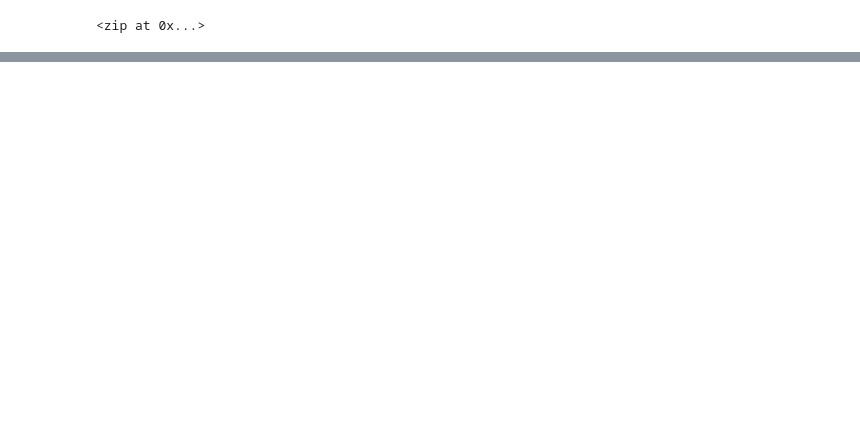
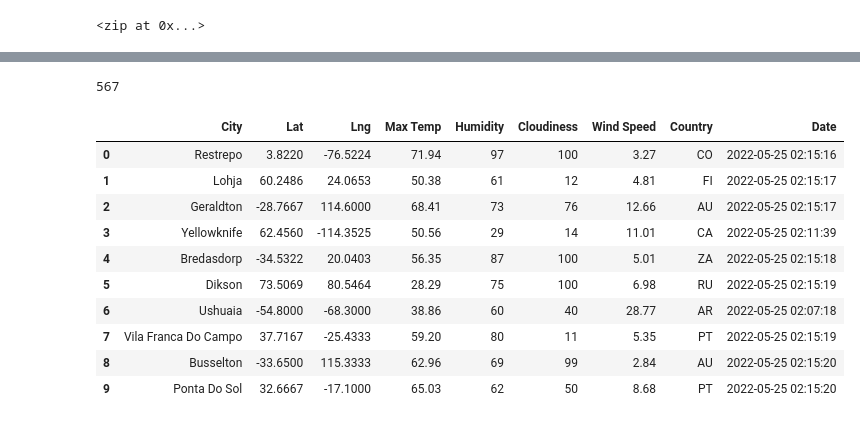
Before and after one commit to zsimon13/World_Weather_Analysis, a Jupyter notebook: WeatherPy.ipynb, the cells around one changed output, grey strips where cells are left out. Drawn from its saved outputs; the diff is of its cells as text; code cells hidden in the pictures; blank space fills up the shorter version.

```diff
--- a/WeatherPy.ipynb
+++ b/WeatherPy.ipynb
@@ -32,0 +130,20 @@ len(cities)
+# %%
+len(city_data)
+# %% [output]
+567
+# %%
+# Convert the array of dictionaries to a Pandas DataFrame.
+city_data_df = pd.DataFrame(city_data)
+city_data_df.head(10)
+# %% [output]
+|  | City | Lat | Lng | Max Temp | Humidity | Cloudiness | Wind Speed | Country | Date |
+| 0 | Restrepo | 3.8220 | -76.5224 | 71.94 | 97 | 100 | 3.27 | CO | 2022-05-25 02:15:16 |
+| 1 | Lohja | 60.2486 | 24.0653 | 50.38 | 61 | 12 | 4.81 | FI | 2022-05-25 02:15:17 |
+| 2 | Geraldton | -28.7667 | 114.6000 | 68.41 | 73 | 76 | 12.66 | AU | 2022-05-25 02:15:17 |
+| 3 | Yellowknife | 62.4560 | -114.3525 | 50.56 | 29 | 14 | 11.01 | CA | 2022-05-25 02:11:39 |
+| 4 | Bredasdorp | -34.5322 | 20.0403 | 56.35 | 87 | 100 | 5.01 | ZA | 2022-05-25 02:15:18 |
+| 5 | Dikson | 73.5069 | 80.5464 | 28.29 | 75 | 100 | 6.98 | RU | 2022-05-25 02:15:19 |
+| 6 | Ushuaia | -54.8000 | -68.3000 | 38.86 | 60 | 40 | 28.77 | AR | 2022-05-25 02:07:18 |
+| 7 | Vila Franca Do Campo | 37.7167 | -25.4333 | 59.20 | 80 | 11 | 5.35 | PT | 2022-05-25 02:15:19 |
+| 8 | Busselton | -33.6500 | 115.3333 | 62.96 | 69 | 99 | 2.84 | AU | 2022-05-25 02:15:20 |
+| 9 | Ponta Do Sol | 32.6667 | -17.1000 | 65.03 | 62 | 50 | 8.68 | PT | 2022-05-25 02:15:20 |
```
Also changed, not shown: parts of 9 cells of this notebook, 1 other file.
